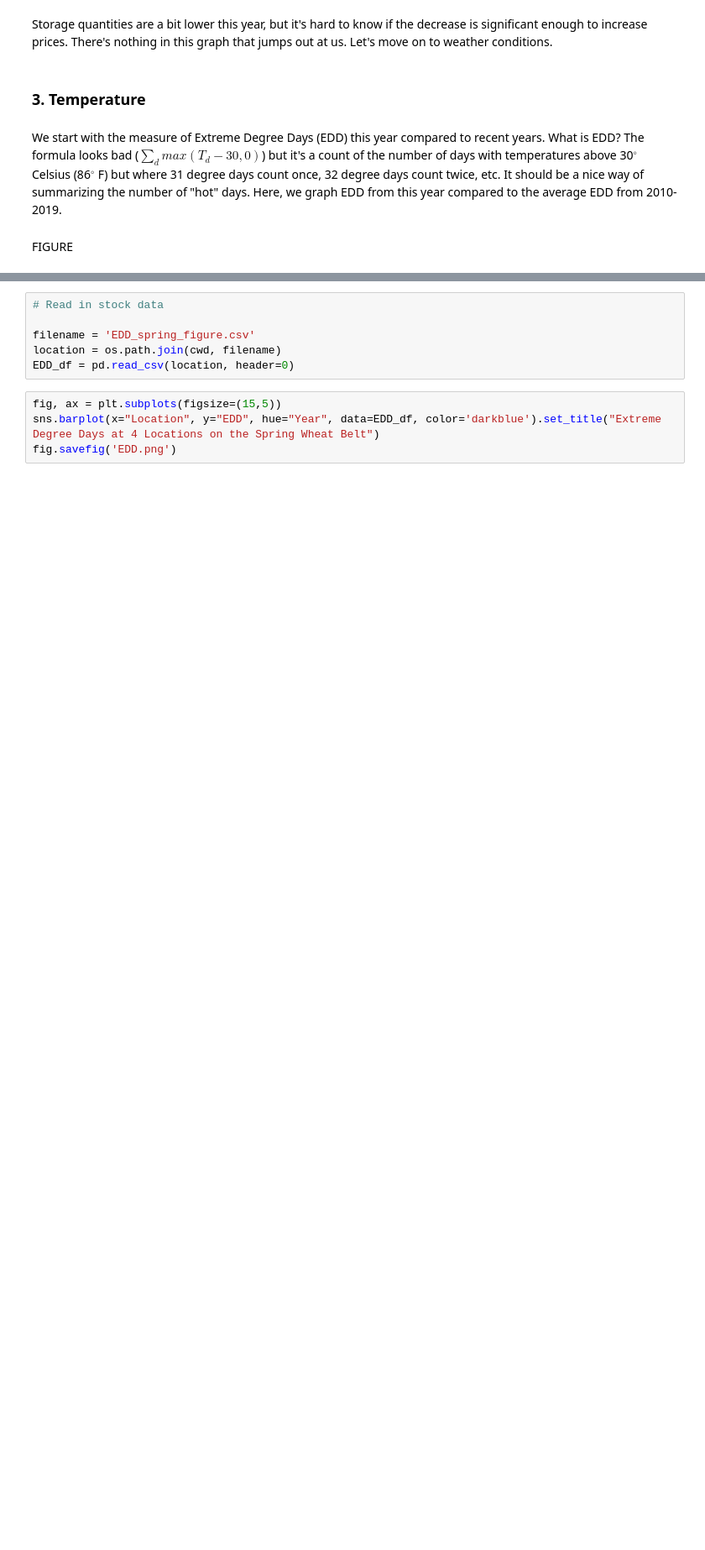
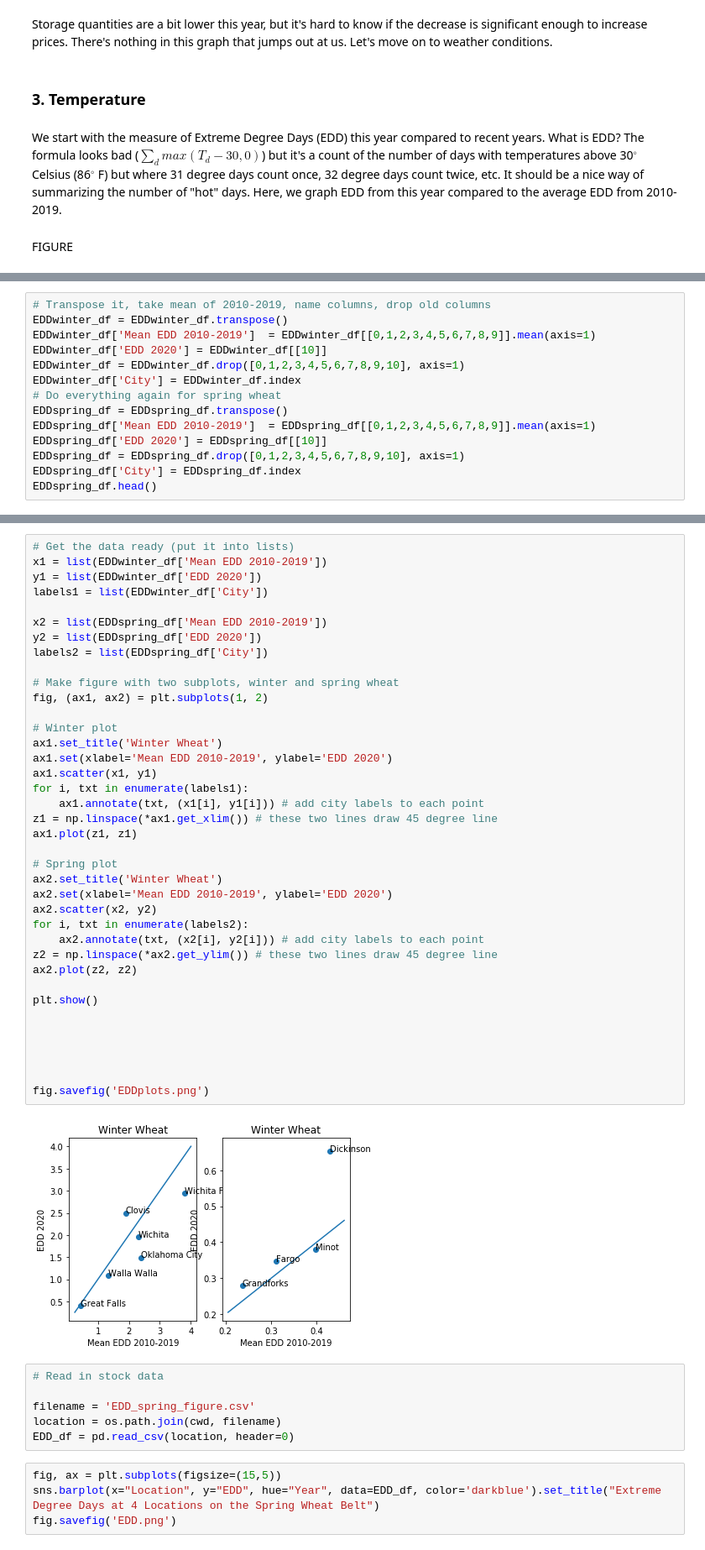
Before and after one commit to jacoblefler/ARE_231, a Jupyter notebook: Blog_figures.ipynb, the cells around one changed output, grey strips where cells are left out. Shown at 84% size. Saved outputs shown, nothing was run; the diff lists cells and outputs as text; blank space fills up the shorter version.

Commit message:
Add code for EDD plots

```diff
--- a/Blog_figures.ipynb
+++ b/Blog_figures.ipynb
@@ -100,0 +110,14 @@ EDD_df = EDD_df.drop([0,1,2,3,4,5,6,7,8,9,10], axis=1)
+# %%
+# Transpose it, take mean of 2010-2019, name columns, drop old columns
+EDDwinter_df = EDDwinter_df.transpose()
+EDDwinter_df['Mean EDD 2010-2019']  = EDDwinter_df[[0,1,2,3,4,5,6,7,8,9]].mean(axis=1)
+EDDwinter_df['EDD 2020'] = EDDwinter_df[[10]]
+EDDwinter_df = EDDwinter_df.drop([0,1,2,3,4,5,6,7,8,9,10], axis=1)
+EDDwinter_df['City'] = EDDwinter_df.index
+# Do everything again for spring wheat
+EDDspring_df = EDDspring_df.transpose()
+EDDspring_df['Mean EDD 2010-2019']  = EDDspring_df[[0,1,2,3,4,5,6,7,8,9]].mean(axis=1)
+EDDspring_df['EDD 2020'] = EDDspring_df[[10]]
+EDDspring_df = EDDspring_df.drop([0,1,2,3,4,5,6,7,8,9,10], axis=1)
+EDDspring_df['City'] = EDDspring_df.index
+EDDspring_df.head()
@@ -101,3 +130,43 @@ EDD_df = EDD_df.drop([0,1,2,3,4,5,6,7,8,9,10], axis=1)
+# %%
+# Get the data ready (put it into lists)
+x1 = list(EDDwinter_df['Mean EDD 2010-2019'])
+y1 = list(EDDwinter_df['EDD 2020'])
+labels1 = list(EDDwinter_df['City'])
+
+x2 = list(EDDspring_df['Mean EDD 2010-2019'])
+y2 = list(EDDspring_df['EDD 2020'])
+labels2 = list(EDDspring_df['City'])
+
+# Make figure with two subplots, winter and spring wheat
+fig, (ax1, ax2) = plt.subplots(1, 2)
+
+# Winter plot
+ax1.set_title('Winter Wheat')
+ax1.set(xlabel='Mean EDD 2010-2019', ylabel='EDD 2020')
+ax1.scatter(x1, y1)
+for i, txt in enumerate(labels1):
+    ax1.annotate(txt, (x1[i], y1[i])) # add city labels to each point
+z1 = np.linspace(*ax1.get_xlim()) # these two lines draw 45 degree line
+ax1.plot(z1, z1)
+
+# Spring plot
+ax2.set_title('Winter Wheat')
+ax2.set(xlabel='Mean EDD 2010-2019', ylabel='EDD 2020')
+ax2.scatter(x2, y2)
+for i, txt in enumerate(labels2):
+    ax2.annotate(txt, (x2[i], y2[i])) # add city labels to each point
+z2 = np.linspace(*ax2.get_ylim()) # these two lines draw 45 degree line
+ax2.plot(z2, z2)
+
+plt.show()
+
+
+
+
+
+fig.savefig('EDDplots.png')
+# %% [output]
+[figure, added]
 # %%
 # Read in stock data
 
```
Also changed, not shown: parts of 3 cells of this notebook, 1 other file.
